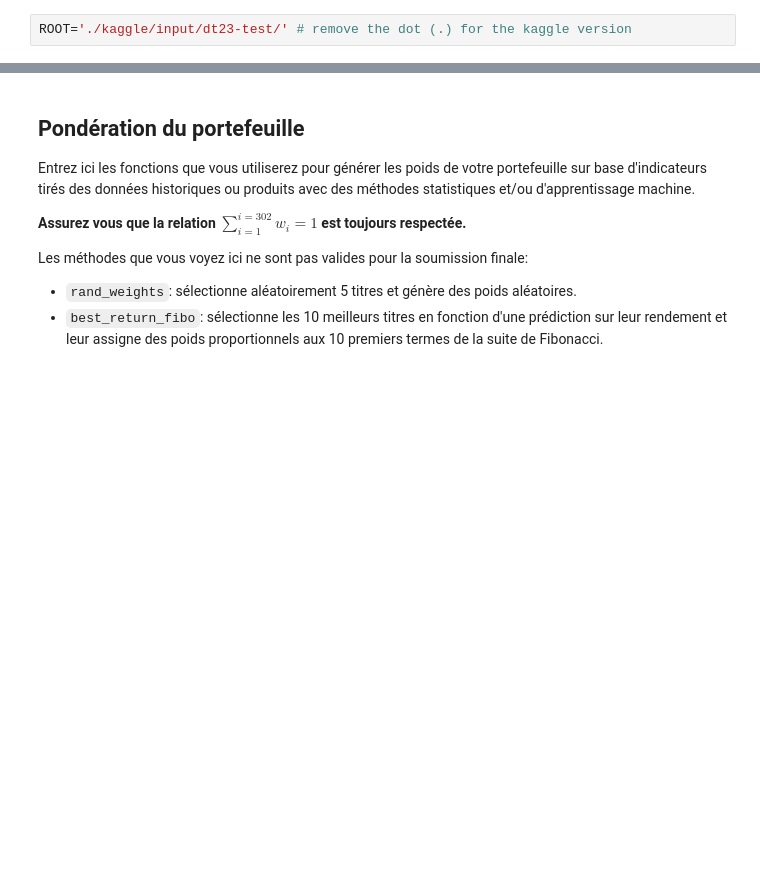
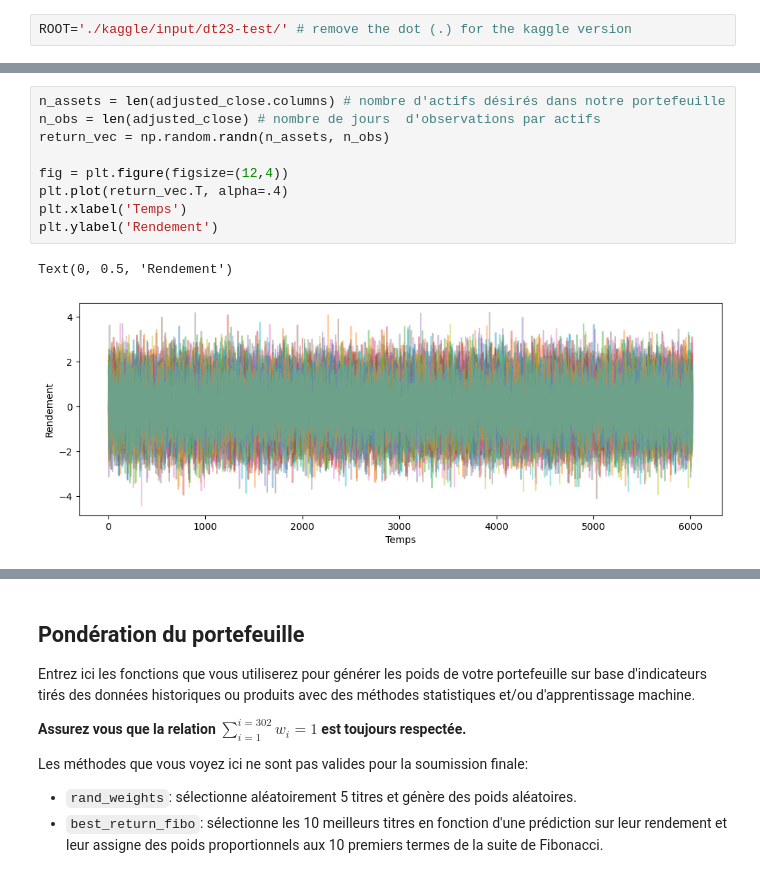
Before and after one commit to l9kd1/datathon-23, a Jupyter notebook: main.ipynb, the cells around one changed output, grey strips where cells are left out. Cells and saved outputs as stored; diff of their text form; blank space fills up the shorter version.

```diff
--- a/main.ipynb
+++ b/main.ipynb
@@ -55,0 +54,12 @@ adjusted_close.head()
+# %%
+n_assets = len(adjusted_close.columns) # nombre d'actifs désirés dans notre portefeuille
+n_obs = len(adjusted_close) # nombre de jours  d'observations par actifs
+return_vec = np.random.randn(n_assets, n_obs)
+
+fig = plt.figure(figsize=(12,4))
+plt.plot(return_vec.T, alpha=.4)
+plt.xlabel('Temps')
+plt.ylabel('Rendement')
+# %% [output]
+Text(0, 0.5, 'Rendement')
+[figure, added]
```
Also changed, not shown: parts of 13 cells of this notebook, 1 other file.
